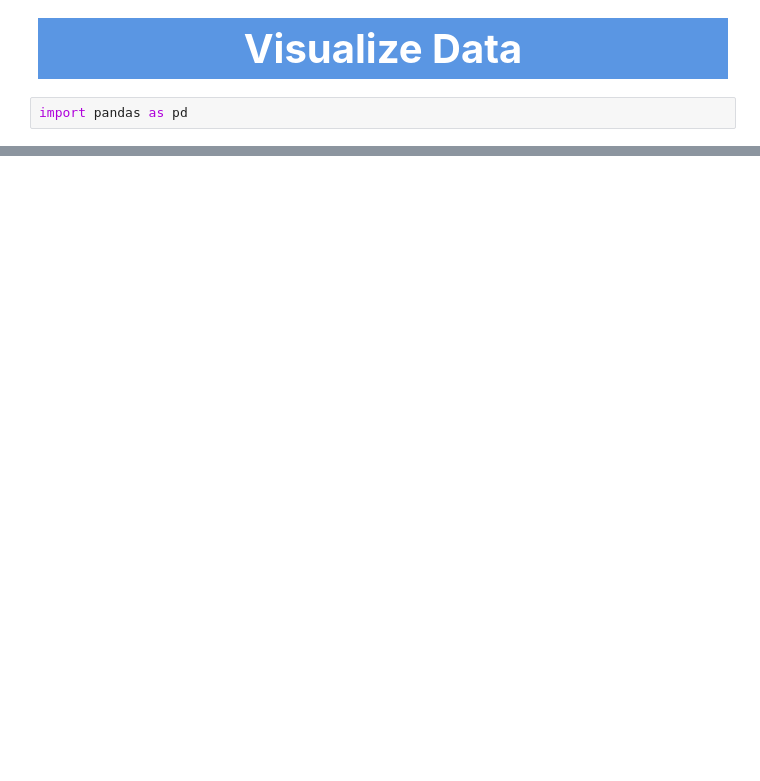
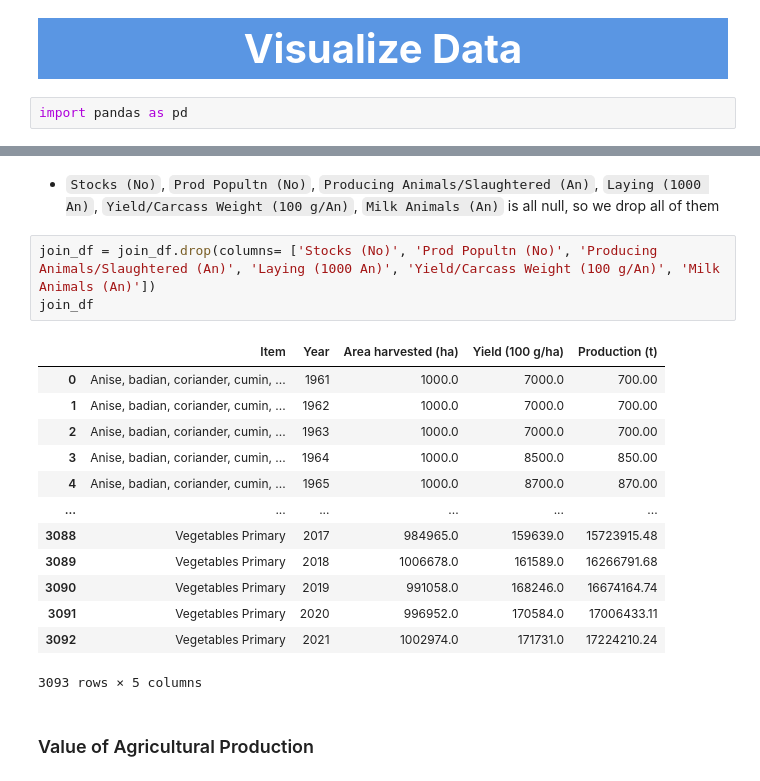
Before and after one commit to DunQua/-Intro2DS-Final-Seminar, a Jupyter notebook: source_code/03_visualize_data.ipynb, the cells around one changed output, grey strips where cells are left out. Saved outputs shown, nothing was run; the diff lists cells and outputs as text; blank space fills up the shorter version.

```diff
--- a/source_code/03_visualize_data.ipynb
+++ b/source_code/03_visualize_data.ipynb
@@ -353,0 +134,21 @@ raw_df
+# %% [markdown]
+-   `Stocks (No)`, `Prod Popultn (No)`, `Producing Animals/Slaughtered (An)`, `Laying (1000 An)`, `Yield/Carcass Weight (100 g/An)`, `Milk Animals (An)` is all null, so we drop all of them
+# %%
+join_df = join_df.drop(columns= ['Stocks (No)', 'Prod Popultn (No)', 'Producing Animals/Slaughtered (An)', 'Laying (1000 An)', 'Yield/Carcass Weight (100 g/An)', 'Milk Animals (An)'])
+join_df
+# %% [output]
+|  | Item | Year | Area harvested (ha) | Yield (100 g/ha) | Production (t) |
+| 0 | Anise, badian, coriander, cumin, ... | 1961 | 1000.0 | 7000.0 | 700.00 |
+| 1 | Anise, badian, coriander, cumin, ... | 1962 | 1000.0 | 7000.0 | 700.00 |
+| 2 | Anise, badian, coriander, cumin, ... | 1963 | 1000.0 | 7000.0 | 700.00 |
+| 3 | Anise, badian, coriander, cumin, ... | 1964 | 1000.0 | 8500.0 | 850.00 |
+| 4 | Anise, badian, coriander, cumin, ... | 1965 | 1000.0 | 8700.0 | 870.00 |
+| ... | ... | ... | ... | ... | ... |
+| 3088 | Vegetables Primary | 2017 | 984965.0 | 159639.0 | 15723915.48 |
+| 3089 | Vegetables Primary | 2018 | 1006678.0 | 161589.0 | 16266791.68 |
+| 3090 | Vegetables Primary | 2019 | 991058.0 | 168246.0 | 16674164.74 |
+| 3091 | Vegetables Primary | 2020 | 996952.0 | 170584.0 | 17006433.11 |
+| 3092 | Vegetables Primary | 2021 | 1002974.0 | 171731.0 | 17224210.24 |
+3093 rows × 5 columns
+# %% [markdown]
+### Value of Agricultural Production
```
Also changed, not shown: parts of 55 cells of this notebook, 6 other files.
